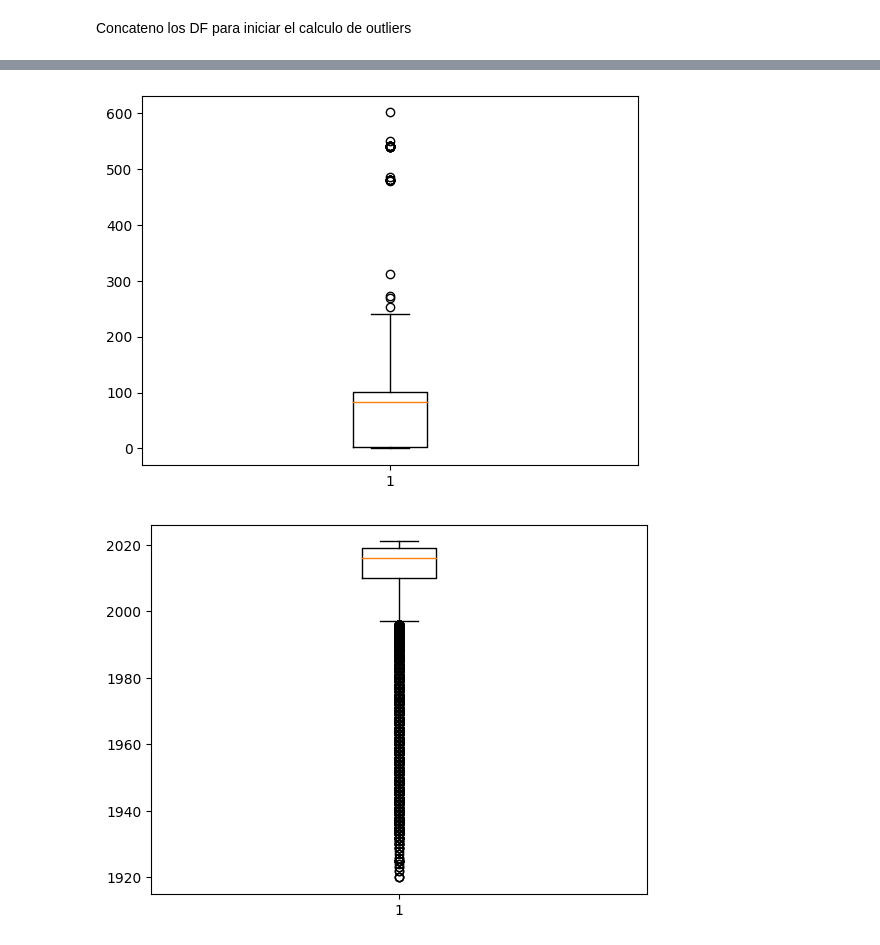
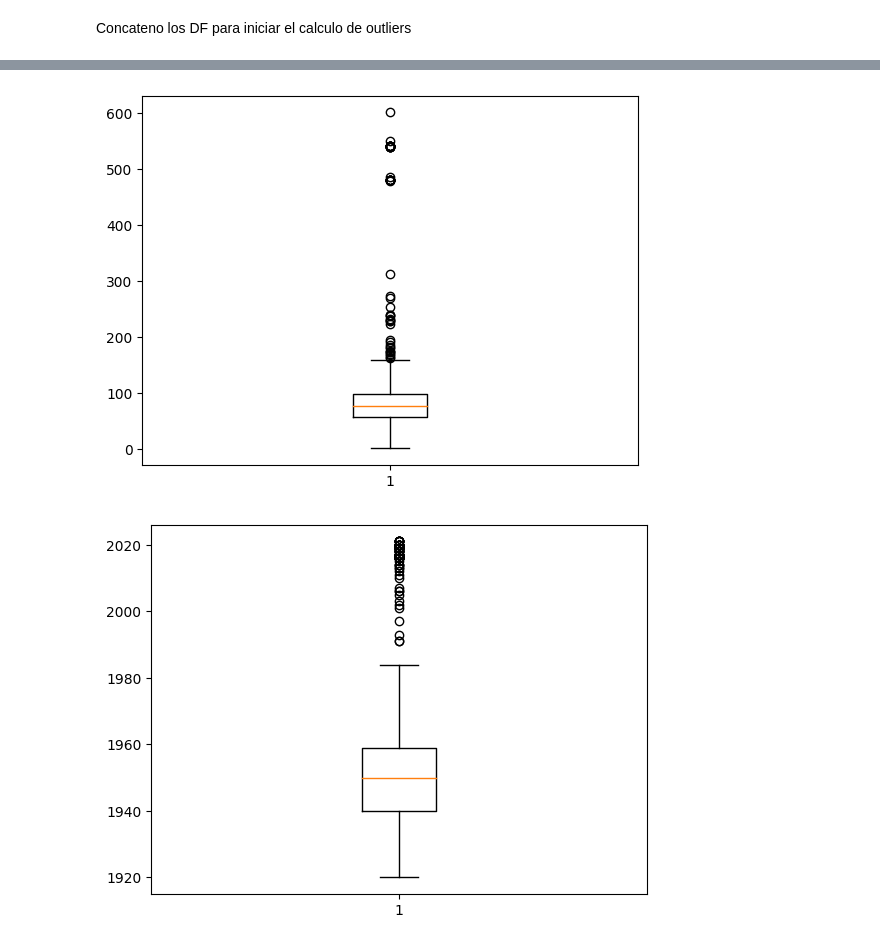
Before and after one commit to EmilianoEmanuelSosa/Data-science-on-streaming-platforms, a Jupyter notebook: Data_engineering.ipynb, the cells around one changed output, grey strips where cells are left out. Saved outputs shown, nothing was run; the diff lists cells and outputs as text; code cells hidden in the pictures.

```diff
--- a/Data_engineering.ipynb
+++ b/Data_engineering.ipynb
@@ -381,13 +379,13 @@ print(dfNetflix['show_id'].duplicated().sum())
 # %%
 #Genero la unión a partir de la función merge por medio de show_id con inner para que solo se una donde haya coincidencias de id
 dfAmazon = pd.merge(CorrelaciónFinal, dfAmazon, on='show_id', how='inner')
-dfAmazon['puntuation'] = dfAmazon['puntuation']
+dfAmazon['puntuation_y'] = dfAmazon['puntuation_x']
 
 dfDisney = pd.merge(CorrelaciónFinal, dfDisney, on='show_id', how='inner')
-dfDisney['puntuation'] = dfDisney['puntuation']
+dfDisney['puntuation_y'] = dfDisney['puntuation_x']
 
 dfHuluTitles = pd.merge(CorrelaciónFinal, dfHuluTitles, on='show_id', how='inner')
-dfHuluTitles['puntuation'] = dfHuluTitles['puntuation']
+dfHuluTitles['puntuation_y'] = dfHuluTitles['puntuation_x']
 
 dfNetflix = pd.merge(CorrelaciónFinal, dfNetflix, on='show_id', how='inner')
-dfNetflix['puntuation'] = dfNetflix['puntuation']
+dfNetflix['puntuation_y'] = dfNetflix['puntuation_x']
@@ -400,3 +392,13 @@ Index(['show_id', 'puntuation', 'type', 'title', 'director', 'cast', 'country',
+# %%
+dfAmazon = dfAmazon.rename(columns={'puntuation_x': 'punctuation'})
+dfDisney = dfDisney.rename(columns={'puntuation_x': 'punctuation'})
+dfHuluTitles = dfHuluTitles.rename(columns={'puntuation_x': 'punctuation'})
+dfNetflix = dfNetflix.rename(columns={'puntuation_x': 'punctuation'})
+# %%
+dfAmazon.drop('puntuation_y', axis=1, inplace=True)
+dfDisney.drop('puntuation_y', axis=1, inplace=True)
+dfHuluTitles.drop('puntuation_y', axis=1, inplace=True)
+dfNetflix.drop('puntuation_y', axis=1, inplace=True)
 # %% [markdown]
 Preparo los datos para sacar los outliers
 # %%
@@ -407,13 +432,13 @@ Concateno los DF para iniciar el calculo de outliers
 # %%
-df_combinado = pd.concat([dfAmazon, dfDisney, dfHuluTitles, dfNetflix])  # Concatenar los DataFrames
-
-# Procedo a calcular la desviación estándar y la media para la columna "puntuation"
-Media = df_combinado['puntuation'].mean()
-DesviaciónEstandar = df_combinado['puntuation'].std()
+# Procedo a calcular la desviación estándar y la media para las columnas "puntuation", "duration_int" y "release_year"
+Media = df_combinado[['punctuation', 'duration_int', 'release_year']].mean()
+DesviaciónEstandar = df_combinado[['punctuation', 'duration_int', 'release_year']].std()
 
 # Defino los límites superior e inferior
 LimiteSuperior = Media + 3 * DesviaciónEstandar
 LimiteInferior = Media - 3 * DesviaciónEstandar
 
-# Se identifican los outliers para la columna "puntuation"
-outlier_puntuation = df_combinado[(df_combinado['puntuation'] > LimiteSuperior) | (df_combinado['puntuation'] < LimiteInferior)]
+# Se identifican los outliers para las columnas "puntuation", "duration_int" y "release_year"
+outlier = df_combinado[(df_combinado['punctuation'] > LimiteSuperior['punctuation']) | (df_combinado['punctuation'] < LimiteInferior['punctuation']) |
+                                 (df_combinado['duration_int'] > LimiteSuperior['duration_int']) | (df_combinado['duration_int'] < LimiteInferior['duration_int']) |
+                                 (df_combinado['release_year'] > LimiteSuperior['release_year']) | (df_combinado['release_year'] < LimiteInferior['release_year'])]
@@ -438,7 +463,5 @@ outlier_puntuationD = df_combinado[(df_combinado['duration_int'] > LimiteSuperio
 # %%
-#Visualizo en boxplot
-
-plt.boxplot(df_combinado['duration_int'], vert=True, showfliers=True)
+plt.boxplot(outlier ['duration_int'], vert=True, showfliers=True)
 plt.show()
 # %% [output]
-[figure, old version]
+[figure, new version]
@@ -456,7 +468,5 @@ outlier_puntuationR = df_combinado[(df_combinado['release_year'] > LimiteSuperio
 # %%
-#Visualizo en boxplot
-
-plt.boxplot(df_combinado['release_year'], vert=True, showfliers=True)
+plt.boxplot(outlier ['release_year'], vert=True, showfliers=True)
 plt.show()
 # %% [output]
-[figure, old version]
+[figure, new version]
```
Also changed, not shown: parts of 10 cells of this notebook.
